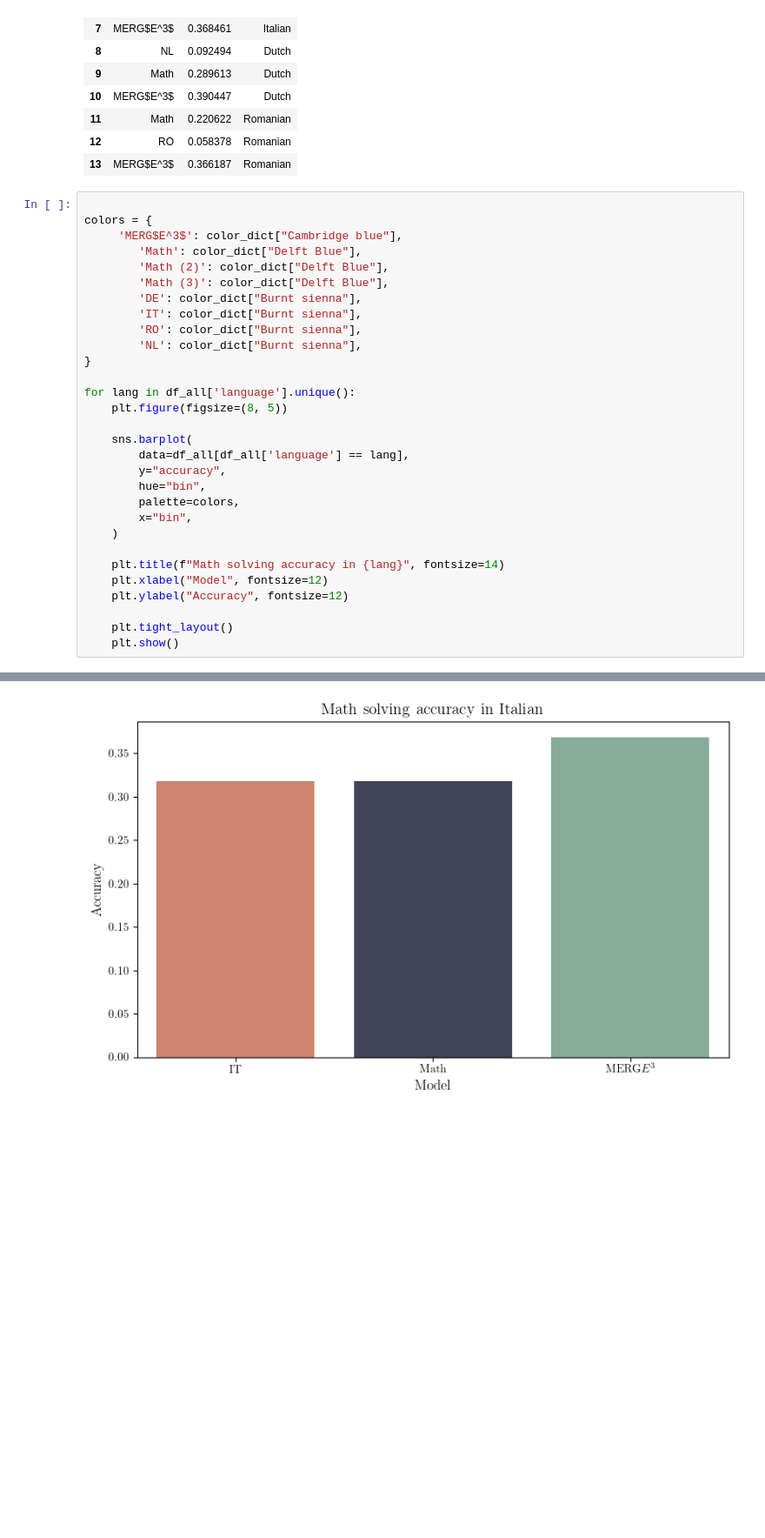
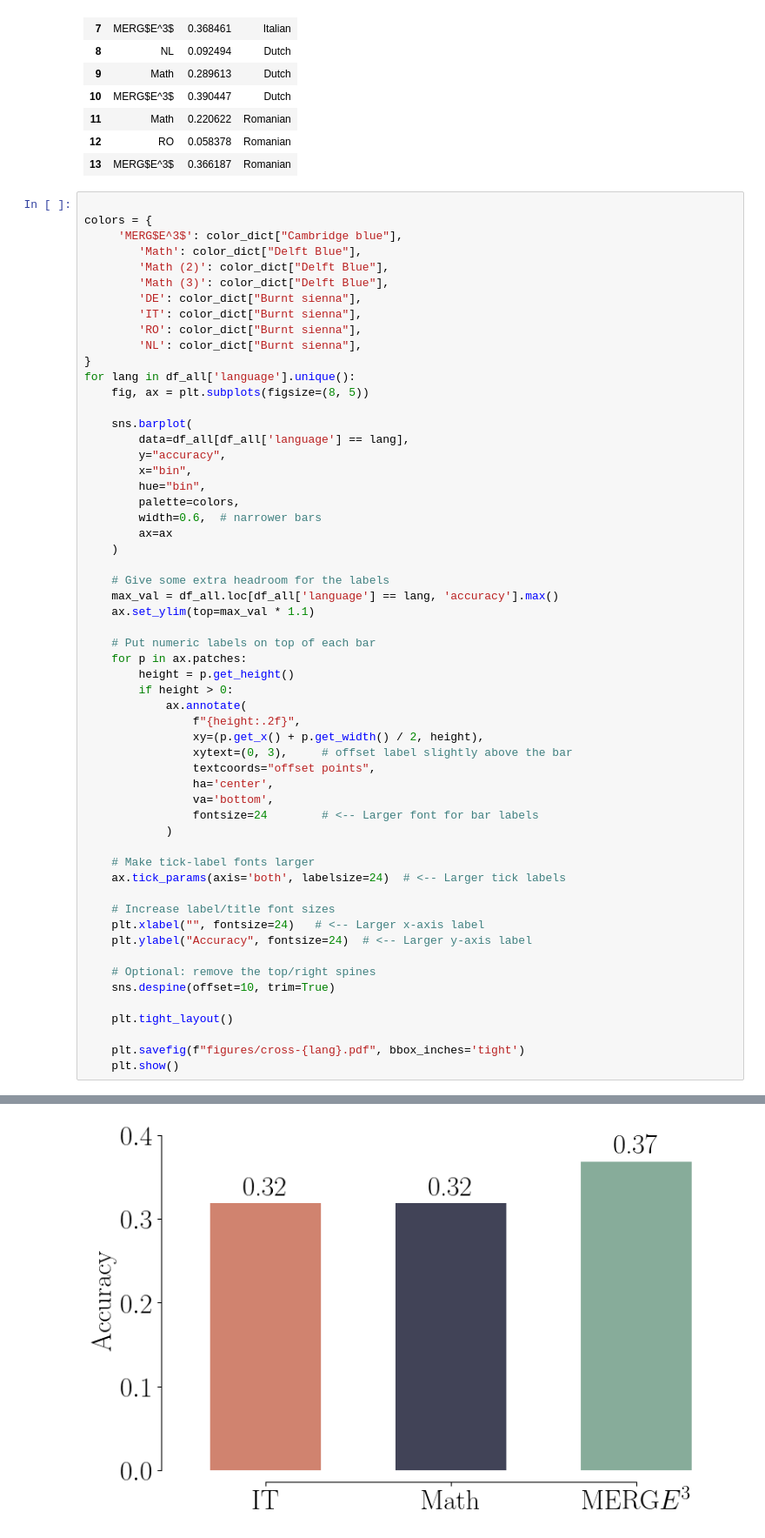
Before and after one commit to crisostomi/merge3-plots, a Jupyter notebook: notebooks/cross_lingual.ipynb, the cells around one changed output, grey strips where cells are left out. Shown at 87% size. Cells and saved outputs as stored; diff of their text form; blank space fills up the shorter version.

Commit message:
finalize crosslingual plot

```diff
--- a/notebooks/cross_lingual.ipynb
+++ b/notebooks/cross_lingual.ipynb
@@ -88,22 +88,49 @@ colors = {
         'RO': color_dict["Burnt sienna"],
         'NL': color_dict["Burnt sienna"],
 }
-
 for lang in df_all['language'].unique():
-    plt.figure(figsize=(8, 5))
+    fig, ax = plt.subplots(figsize=(8, 5))
 
     sns.barplot(
         data=df_all[df_all['language'] == lang],
         y="accuracy",
+        x="bin",
         hue="bin",
         palette=colors,
-        x="bin",
+        width=0.6,  # narrower bars
+        ax=ax
     )
 
-    plt.title(f"Math solving accuracy in {lang}", fontsize=14)
-    plt.xlabel("Model", fontsize=12)
-    plt.ylabel("Accuracy", fontsize=12)
+    # Give some extra headroom for the labels
+    max_val = df_all.loc[df_all['language'] == lang, 'accuracy'].max()
+    ax.set_ylim(top=max_val * 1.1)
+
+    # Put numeric labels on top of each bar
+    for p in ax.patches:
+        height = p.get_height()
+        if height > 0:
+            ax.annotate(
+                f"{height:.2f}",
+                xy=(p.get_x() + p.get_width() / 2, height),
+                xytext=(0, 3),     # offset label slightly above the bar
+                textcoords="offset points",
+                ha='center',
+                va='bottom',
+                fontsize=24        # <-- Larger font for bar labels
+            )
+
+    # Make tick-label fonts larger
+    ax.tick_params(axis='both', labelsize=24)  # <-- Larger tick labels
+
+    # Increase label/title font sizes
+    plt.xlabel("", fontsize=24)   # <-- Larger x-axis label
+    plt.ylabel("Accuracy", fontsize=24)  # <-- Larger y-axis label
+
+    # Optional: remove the top/right spines
+    sns.despine(offset=10, trim=True)
 
     plt.tight_layout()
+
+    plt.savefig(f"figures/cross-{lang}.pdf", bbox_inches='tight')
     plt.show()
 # %% [output]
@@ -111 +138 @@ for lang in df_all['language'].unique():
-[figure, old version]
+[figure, new version]
```
Also changed, not shown: parts of 1 cell of this notebook, 4 other files.
